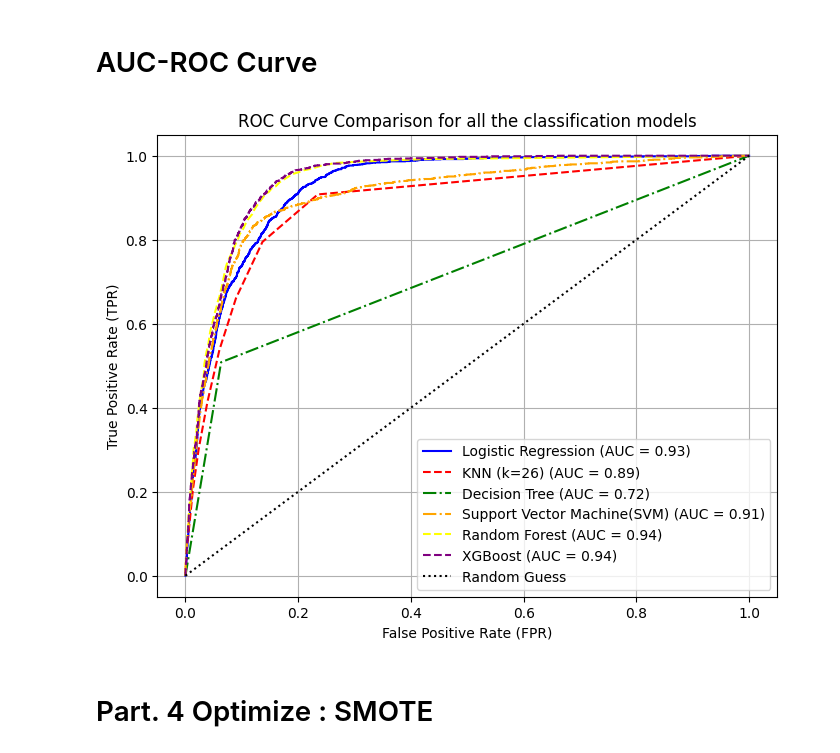
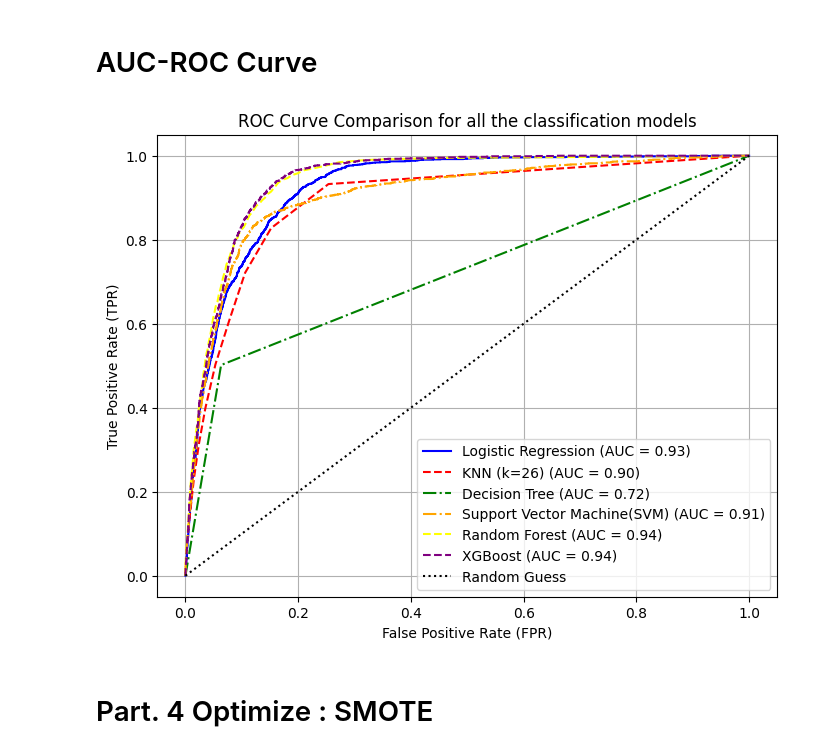
Before and after one commit to Elvis-Jekir/bank_marketing, a Jupyter notebook: bank_marketing.ipynb, the cells around one changed output. Cells and saved outputs as stored; diff of their text form; code cells hidden in the pictures.

```diff
--- a/bank_marketing.ipynb
+++ b/bank_marketing.ipynb
@@ -406,4 +395,4 @@ Average score for 27 neighbors: 0.9019387570211995
 # %%
-knn_10.fit(X_train, y_train)
-Y_knn_pred = knn_10.predict(X_test)
+knn_12.fit(X_train, y_train)
+Y_knn_pred = knn_12.predict(X_test)
 # %%
@@ -525,7 +509,7 @@ print(confusion_matrix(y_test, Y_xgb_pred))
 from sklearn.metrics import roc_curve, auc
 # %%
 Y_lr_probs = lr.predict_proba(X_test)[:, 1]
-Y_knn_10_probs = knn_10.predict_proba(X_test)[:, 1]
+Y_knn_12_probs = knn_12.predict_proba(X_test)[:, 1]
 Y_dt_probs = dt_clr.predict_proba(X_test)[:, 1]
 Y_svm_probs = svc.predict_proba(X_test)[:, 1]
 Y_rf_probs = rf.predict_proba(X_test)[:, 1]
@@ -535,7 +519,7 @@ Y_xgb_pred_probs = xgb_clf.predict_proba(X_test)[:, 1]
 fpr_lr, tpr_lr, _ = roc_curve(y_test, Y_lr_probs)
 auc_lr = auc(fpr_lr, tpr_lr)
 
-fpr_knn, tpr_knn, _ = roc_curve(y_test, Y_knn_10_probs)
+fpr_knn, tpr_knn, _ = roc_curve(y_test, Y_knn_12_probs)
 auc_knn = auc(fpr_knn, tpr_knn)
 
 fpr_dt, tpr_dt, _ = roc_curve(y_test, Y_dt_probs)
@@ -543,34 +527,34 @@ auc_dt = auc(fpr_dt, tpr_dt)
 
 fpr_svm, tpr_svm, _ = roc_curve(y_test, Y_svm_probs)
 auc_svm = auc(fpr_svm, tpr_svm)
 
 fpr_rf, tpr_rf, _ = roc_curve(y_test, Y_rf_probs)
 auc_rf = auc(fpr_rf, tpr_rf)
 
 fpr_xgb, tpr_xgb, _ = roc_curve(y_test, Y_xgb_pred_probs)
 auc_xgb = auc(fpr_xgb, tpr_xgb)
 
 # Plot both ROC curves
 plt.figure(figsize=(8, 6))
 plt.plot(fpr_lr, tpr_lr, color='blue', label=f'Logistic Regression (AUC = {auc_lr:.2f})')
 plt.plot(fpr_knn, tpr_knn, color='red', linestyle='dashed', label=f'KNN (k=26) (AUC = {auc_knn:.2f})')
 plt.plot(fpr_dt, tpr_dt, color='green', linestyle='dashdot', label=f'Decision Tree (AUC = {auc_dt:.2f})')
 plt.plot(fpr_svm, tpr_svm, color='orange', linestyle='dashdot', label=f'Support Vector Machine(SVM) (AUC = {auc_svm:.2f})')
 plt.plot(fpr_rf, tpr_rf, color='yellow', linestyle='dashed', label=f'Random Forest (AUC = {auc_rf:.2f})')
 plt.plot(fpr_xgb, tpr_xgb, color='purple', linestyle='dashed', label=f'XGBoost (AUC = {auc_xgb:.2f})')
 
 # Random guess line
 plt.plot([0, 1], [0, 1], color='black', linestyle='dotted', label='Random Guess')
 
 # Labels and Title
 plt.xlabel("False Positive Rate (FPR)")
 plt.ylabel("True Positive Rate (TPR)")
 plt.title("ROC Curve Comparison for all the classification models")
 plt.legend()
 plt.grid(True)
 plt.show()
 # %% [output]
-[figure, old version]
+[figure, new version]
 # %% [markdown]
 # Part. 4 Optimize : SMOTE
 # %%
```
Also changed, not shown: parts of 45 cells of this notebook, 2 other files.
